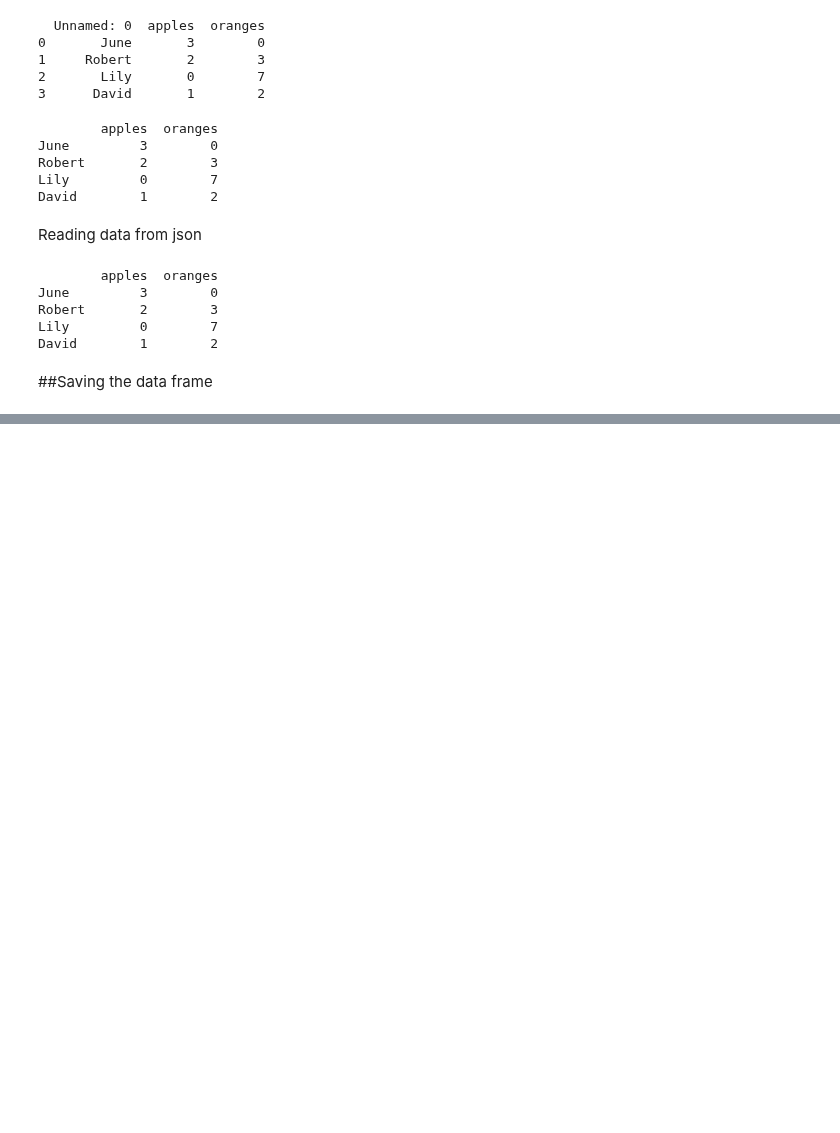
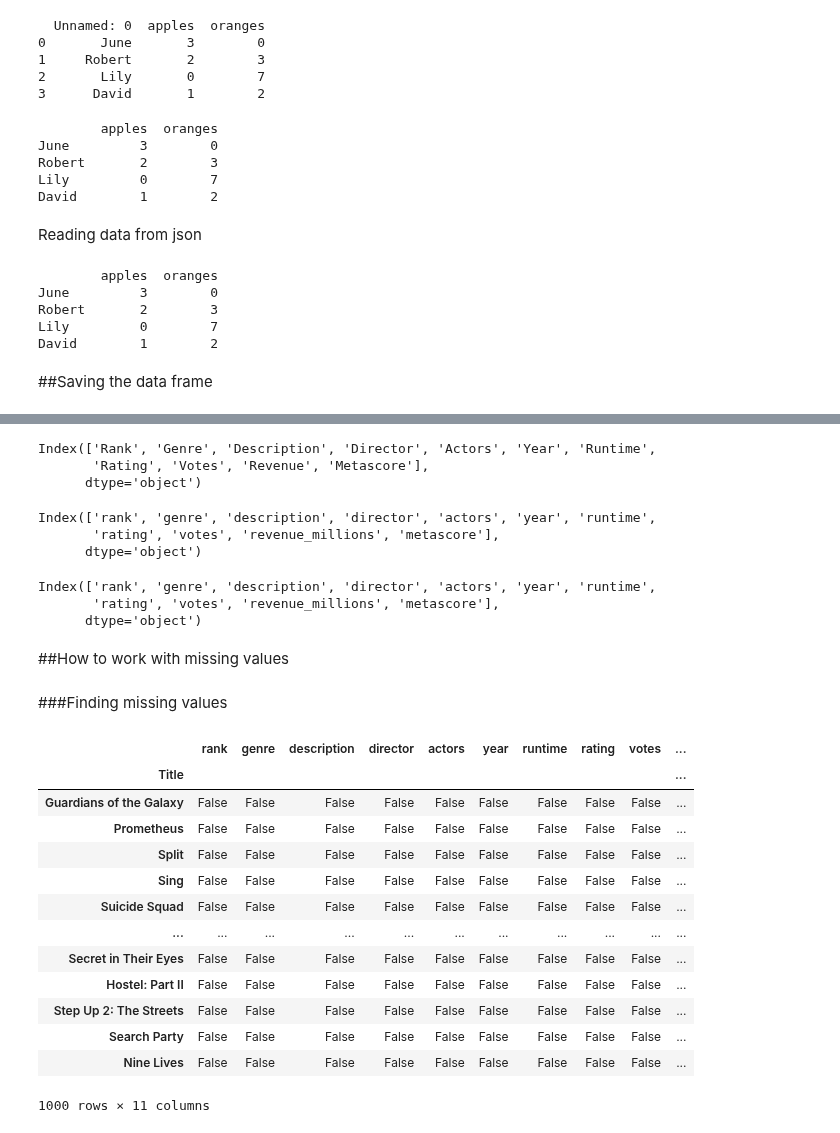
Before and after one commit to santhoshmc/machine-learning, a Jupyter notebook: Python_Pandas.ipynb, the cells around one changed output, grey strips where cells are left out. Cells and saved outputs as stored; diff of their text form; code cells hidden in the pictures; blank space fills up the shorter version.

```diff
--- a/Python_Pandas.ipynb
+++ b/Python_Pandas.ipynb
@@ -74,0 +149,4 @@ df.to_json("newPurchaseJson.json")
+# %%
+temp_df = movies_df.append(movies_df)
+temp_df.drop_duplicates(inplace=True, keep=False)
+print(temp_df.shape)
@@ -74,0 +164,45 @@ df.to_json("newPurchaseJson.json")
+# %%
+movies_df.rename(columns={'Runtime (Minutes)':'Runtime',
+                          'Revenue (Millions)':'Revenue'
+                          }, inplace=True)
+print(movies_df.columns)
+# %% [output]
+Index(['Rank', 'Genre', 'Description', 'Director', 'Actors', 'Year', 'Runtime',
+       'Rating', 'Votes', 'Revenue', 'Metascore'],
+      dtype='object')
+# %%
+movies_df.columns = ['rank', 'genre', 'description', 'director', 'actors', 'year', 'runtime',
+                     'rating', 'votes', 'revenue_millions', 'metascore']
+print(movies_df.columns)
+# %% [output]
+Index(['rank', 'genre', 'description', 'director', 'actors', 'year', 'runtime',
+       'rating', 'votes', 'revenue_millions', 'metascore'],
+      dtype='object')
+# %%
+movies_df.columns = [col.lower() for col in movies_df]
+print(movies_df.columns)
+# %% [output]
+Index(['rank', 'genre', 'description', 'director', 'actors', 'year', 'runtime',
+       'rating', 'votes', 'revenue_millions', 'metascore'],
+      dtype='object')
+# %% [markdown]
+##How to work with missing values
+# %% [markdown]
+###Finding missing values
+# %%
+movies_df.isnull()
+# %% [output]
+|  | rank | genre | description | director | actors | year | runtime | rating | votes | ... |
+| Title |  |  |  |  |  |  |  |  |  | ... |
+| Guardians of the Galaxy | False | False | False | False | False | False | False | False | False | ... |
+| Prometheus | False | False | False | False | False | False | False | False | False | ... |
+| Split | False | False | False | False | False | False | False | False | False | ... |
+| Sing | False | False | False | False | False | False | False | False | False | ... |
+| Suicide Squad | False | False | False | False | False | False | False | False | False | ... |
+| ... | ... | ... | ... | ... | ... | ... | ... | ... | ... | ... |
+| Secret in Their Eyes | False | False | False | False | False | False | False | False | False | ... |
+| Hostel: Part II | False | False | False | False | False | False | False | False | False | ... |
+| Step Up 2: The Streets | False | False | False | False | False | False | False | False | False | ... |
+| Search Party | False | False | False | False | False | False | False | False | False | ... |
+| Nine Lives | False | False | False | False | False | False | False | False | False | ... |
+1000 rows × 11 columns
```
Also changed, not shown: parts of 25 cells of this notebook.
